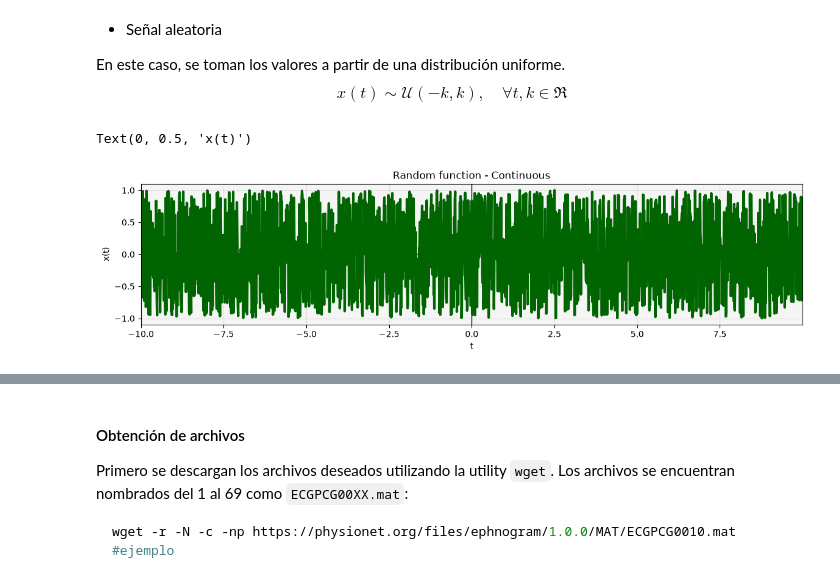
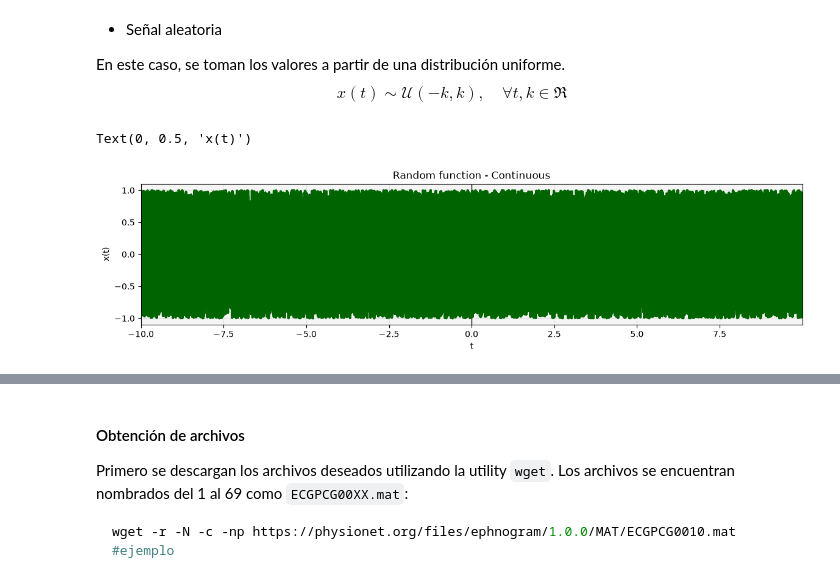
Before and after one commit to anita476/TP1-SenialesYSistemas-16.68, a Jupyter notebook: TP1_SeñalesYSistemas_G10.ipynb, the cells around one changed output, grey strips where cells are left out. Drawn from its saved outputs; the diff is of its cells as text; code cells hidden in the pictures.

```diff
--- a/TP1_SeñalesYSistemas_G10.ipynb
+++ b/TP1_SeñalesYSistemas_G10.ipynb
@@ -27,7 +27,7 @@ Si bien las señales graficadas no son verdaderamente continuas en el sentido ma
 import numpy as np
 import matplotlib.pyplot as plt
 
-step = 0.01
+step = 0.001
 t = np.arange(-10,10,step)
 print("Cantidad de puntos:" + str(t.size))
 seed = 30 # para reproducibilidad en señal aleatoria
@@ -160,26 +163,27 @@ $$x(t) \sim \mathcal{U}(-k, k), \quad \forall t,k\in\Re $$
 # %%
 np.random.seed(seed)
 k = 1
 
 def random(t,k=1):
     return np.random.uniform(-k, k, len(t))
 
 fig = plt.figure(figsize=(14, 3), facecolor='white')
 ax = plt.gca()
 ax.set_facecolor('whitesmoke')
 ax.axhline(0, color='black', linewidth=1)
 ax.axvline(0, color='black', linewidth=1)
-plt.plot(t, random(t), linewidth=3, color="darkgreen")
+random_resultados = random(t)
+plt.plot(t, random_resultados, linewidth=3, color="darkgreen")
 plt.xlim(t.min(), t.max())
 plt.grid(True, alpha=0.3)
 
 plt.title('Random function - Continuous')
 plt.xlabel('t')
 plt.ylabel("x(t)")
 # plt.show()
 # %% [output]
 Text(0, 0.5, 'x(t)')
-[figure, old version]
+[figure, new version]
 # %% [markdown]
 ### Señales reales
 
```
Also changed, not shown: parts of 53 cells of this notebook.
